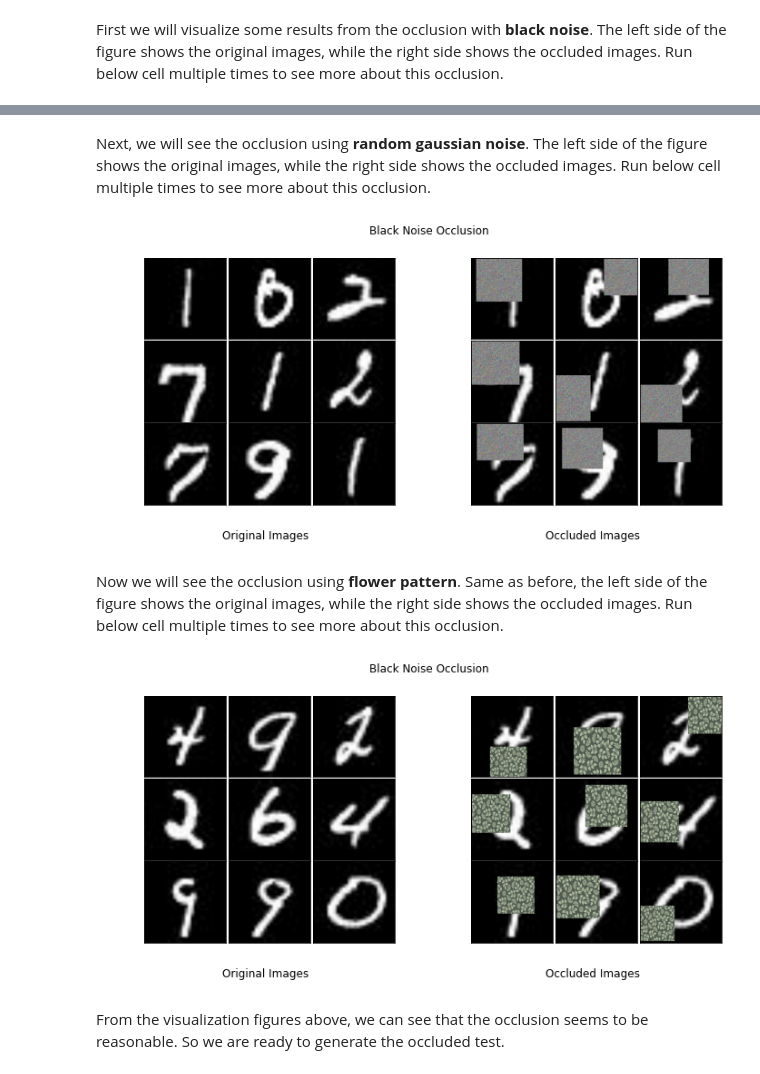
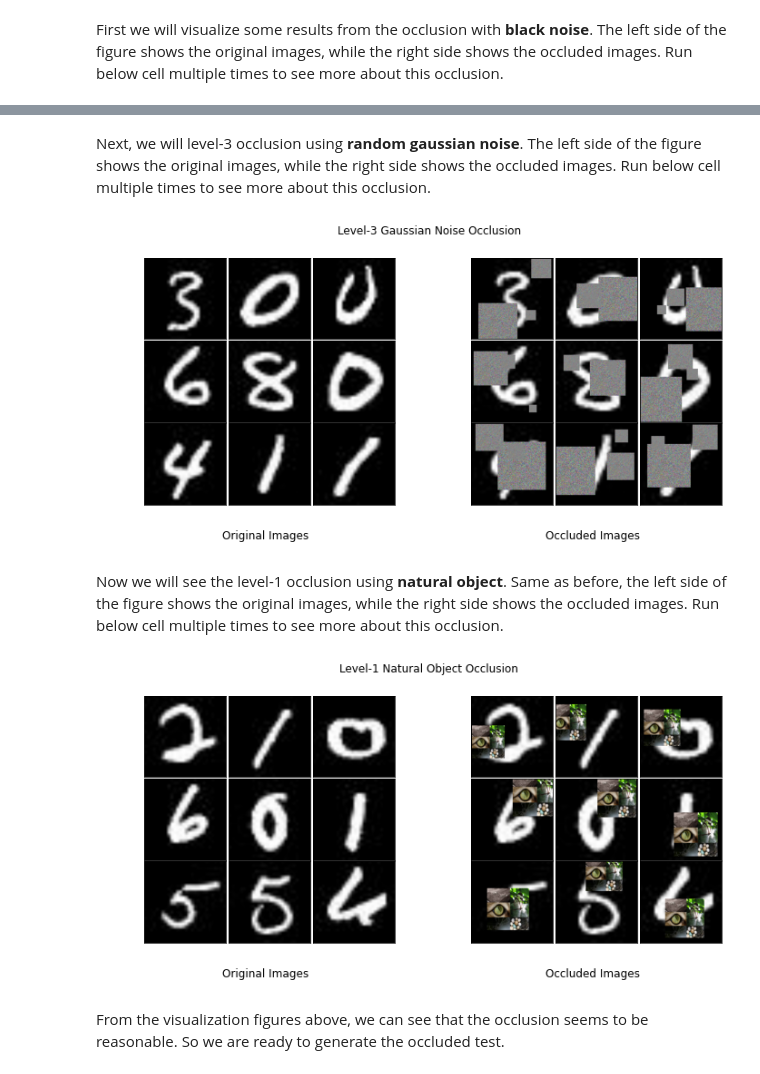
Before and after one commit to suryaParyanta/Final_year_project, a Jupyter notebook: notebooks/image_occlusion.ipynb, the cells around one changed output, grey strips where cells are left out. Drawn from its saved outputs; the diff is of its cells as text; code cells hidden in the pictures.

```diff
--- a/notebooks/image_occlusion.ipynb
+++ b/notebooks/image_occlusion.ipynb
@@ -131,7 +140,7 @@ rng = default_rng()
 index = rng.choice(len(image_list), size = 9, replace = False)
 
 fig = plt.figure(figsize = (10, 5))
-fig.suptitle("Black Noise Occlusion")
+fig.suptitle("Level-1 Black Noise Occlusion")
 subfigs = fig.subfigures(1, 2, wspace = 0.01, hspace = 0.01)
 
 ax0 = subfigs[0].subplots(3,3)
@@ -142,7 +151,7 @@ ax1 = ax1.flat
 for num, data_idx in enumerate(index):
     img_path, label = image_list[data_idx]
     sample_img = np.asarray(Image.open(os.path.join(root, test_data, img_path)))
-    occluded_img = occlude_with_noise(sample_img, occluder)
+    occluded_img = occlude_with_noise(sample_img, occluder, num_occlusion=1) # level-1 occlusion
 
     ax0[num].imshow(sample_img)
     ax1[num].imshow(occluded_img)
@@ -164,0 +176,36 @@ plt.show()
+# %%
+# run this cell multiple times
+occluder = white_noise()
+rng = default_rng()
+index = rng.choice(len(image_list), size = 9, replace = False)
+
+fig = plt.figure(figsize = (10, 5))
+fig.suptitle("Level-2 White Noise Occlusion")
+subfigs = fig.subfigures(1, 2, wspace = 0.01, hspace = 0.01)
+
+ax0 = subfigs[0].subplots(3,3)
+ax0 = ax0.flat
+ax1 = subfigs[1].subplots(3,3)
+ax1 = ax1.flat
+
+for num, data_idx in enumerate(index):
+    img_path, label = image_list[data_idx]
+    sample_img = np.asarray(Image.open(os.path.join(root, test_data, img_path)))
+    occluded_img = occlude_with_noise(sample_img, occluder, num_occlusion=2) # level-2 occlusion
+
+    ax0[num].imshow(sample_img)
+    ax1[num].imshow(occluded_img)
+
+subfigs[0].supxlabel("Original Images")
+subfigs[1].supxlabel("Occluded Images")
+
+for axis in ax0:
+    axis.set_xticks([])
+    axis.set_yticks([])
+
+for axis in ax1:
+    axis.set_xticks([])
+    axis.set_yticks([])
+
+plt.subplots_adjust(wspace = 0.002, hspace = 0.02)
+plt.show()
@@ -165,5 +214,5 @@ plt.show()
 # %% [markdown]
-Next, we will see the occlusion using **random gaussian noise**.
+Next, we will level-3 occlusion using **random gaussian noise**.
 The left side of the figure shows the original images, while the right side shows the occluded images.
 Run below cell multiple times to see more about this occlusion.
 # %%
@@ -173,49 +222,49 @@ rng = default_rng()
 index = rng.choice(len(image_list), size = 9, replace = False)
 
 fig = plt.figure(figsize = (10, 5))
-fig.suptitle("Black Noise Occlusion")
+fig.suptitle("Level-3 Gaussian Noise Occlusion")
 subfigs = fig.subfigures(1, 2, wspace = 0.01, hspace = 0.01)
 
 ax0 = subfigs[0].subplots(3,3)
 ax0 = ax0.flat
 ax1 = subfigs[1].subplots(3,3)
 ax1 = ax1.flat
 
 for num, data_idx in enumerate(index):
     img_path, label = image_list[data_idx]
     sample_img = np.asarray(Image.open(os.path.join(root, test_data, img_path)))
-    occluded_img = occlude_with_noise(sample_img, occluder)
+    occluded_img = occlude_with_noise(sample_img, occluder, num_occlusion=3)
 
     ax0[num].imshow(sample_img)
     ax1[num].imshow(occluded_img)
 
 subfigs[0].supxlabel("Original Images")
 subfigs[1].supxlabel("Occluded Images")
 
 for axis in ax0:
     axis.set_xticks([])
     axis.set_yticks([])
 
 for axis in ax1:
     axis.set_xticks([])
     axis.set_yticks([])
 
 plt.subplots_adjust(wspace = 0.002, hspace = 0.02)
 plt.show()
 # %% [output]
-[figure, old version]
+[figure, new version]
 # %% [markdown]
-Now we will see the occlusion using **flower pattern**.
+Now we will see the level-1 occlusion using **natural object**.
 Same as before, the left side of the figure shows the original images, while the right side shows the occluded images.
 Run below cell multiple times to see more about this occlusion.
 # %%
 # run this cell multiple times
-occluder = load_occluders(root, flower_pattern)
+occluder = load_occluders(root, natural_object)
 rng = default_rng()
 index = rng.choice(len(image_list), size = 9, replace = False)
 
 fig = plt.figure(figsize = (10, 5))
-fig.suptitle("Black Noise Occlusion")
+fig.suptitle("Level-1 Natural Object Occlusion")
 subfigs = fig.subfigures(1, 2, wspace = 0.01, hspace = 0.01)
 
 ax0 = subfigs[0].subplots(3,3)
@@ -226,7 +275,7 @@ ax1 = ax1.flat
 for num, data_idx in enumerate(index):
     img_path, label = image_list[data_idx]
     sample_img = np.asarray(Image.open(os.path.join(root, test_data, img_path)))
-    occluded_img = occlude_with_noise(sample_img, occluder)
+    occluded_img = occlude_with_noise(sample_img, occluder, num_occlusion=1)
 
     ax0[num].imshow(sample_img)
     ax1[num].imshow(occluded_img)
@@ -245,7 +294,7 @@ for axis in ax1:
 plt.subplots_adjust(wspace = 0.002, hspace = 0.02)
 plt.show()
 # %% [output]
-[figure, old version]
+[figure, new version]
 # %% [markdown]
 From the visualization figures above, we can see that the occlusion seems to be reasonable. So we are ready to generate the occluded test.
 # %% [markdown]
```
Also changed, not shown: parts of 13 cells of this notebook.
